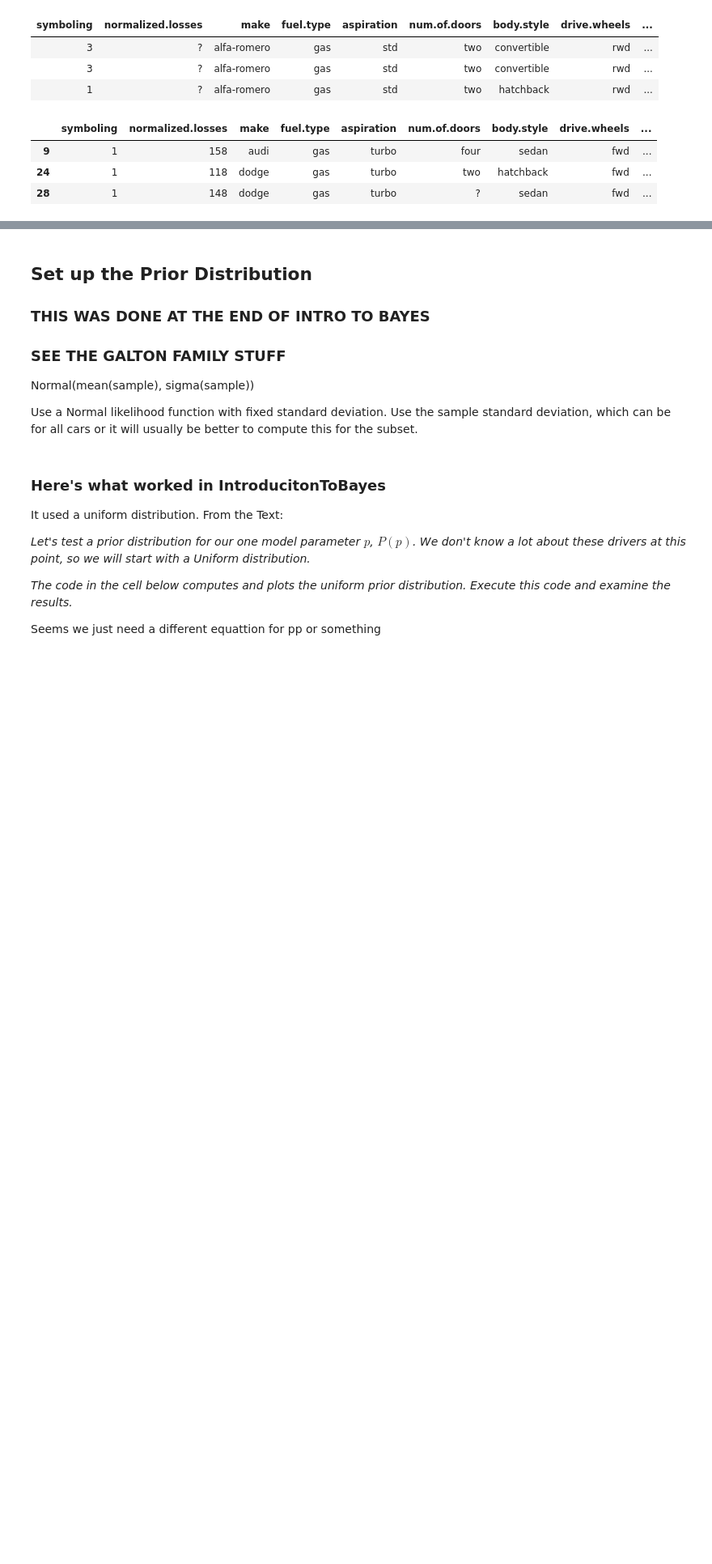
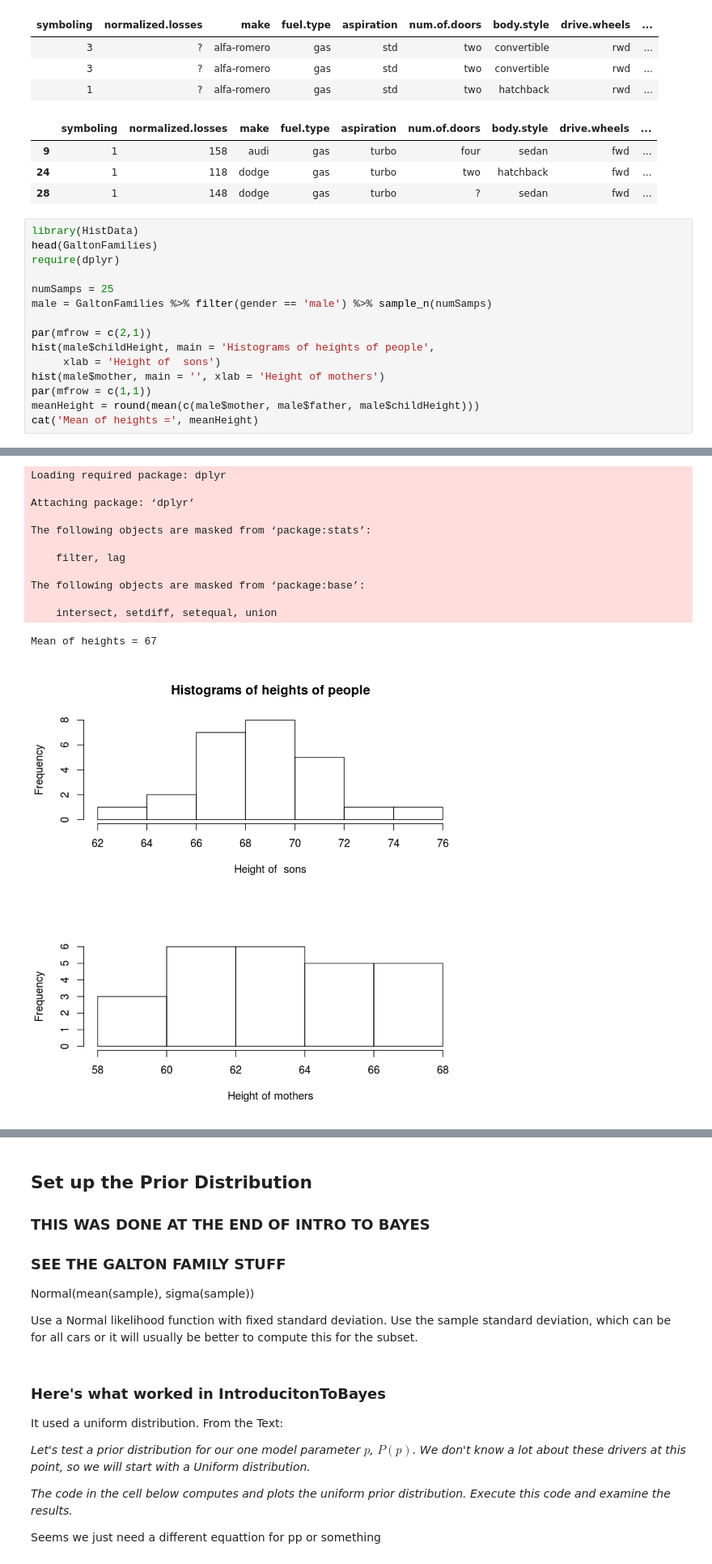
Before and after one commit to JingruWu10/UW_DataScience, a Jupyter notebook: Q2/HW06/HW06_Salemann_DRAFT.ipynb, the cells around one changed output, grey strips where cells are left out. Shown at 81% size. Drawn from its saved outputs; the diff is of its cells as text; blank space fills up the shorter version.

```diff
--- a/Q2/HW06/HW06_Salemann_DRAFT.ipynb
+++ b/Q2/HW06/HW06_Salemann_DRAFT.ipynb
@@ -66,3 +109,19 @@ head(autos.turbo, 3)
 | 9 | 1 | 158 | audi | gas | turbo | four | sedan | fwd | ... |
 | 24 | 1 | 118 | dodge | gas | turbo | two | hatchback | fwd | ... |
 | 28 | 1 | 148 | dodge | gas | turbo | ? | sedan | fwd | ... |
+# %%
+library(HistData)
+head(GaltonFamilies)
+require(dplyr)
+
+numSamps = 25
+male = GaltonFamilies %>% filter(gender == 'male') %>% sample_n(numSamps)
+
+par(mfrow = c(2,1))
+hist(male$childHeight, main = 'Histograms of heights of people',
+     xlab = 'Height of  sons')
+hist(male$mother, main = '', xlab = 'Height of mothers')
+par(mfrow = c(1,1))
+meanHeight = round(mean(c(male$mother, male$father, male$childHeight)))
+cat('Mean of heights =', meanHeight)
+# %% [output]
@@ -68,0 +135,13 @@ head(autos.turbo, 3)
+Loading required package: dplyr
+
+Attaching package: ‘dplyr’
+
+The following objects are masked from ‘package:stats’:
+
+    filter, lag
+
+The following objects are masked from ‘package:base’:
+
+    intersect, setdiff, setequal, union
+Mean of heights = 67
+[figure, added]
```
Also changed, not shown: parts of 107 cells of this notebook.
